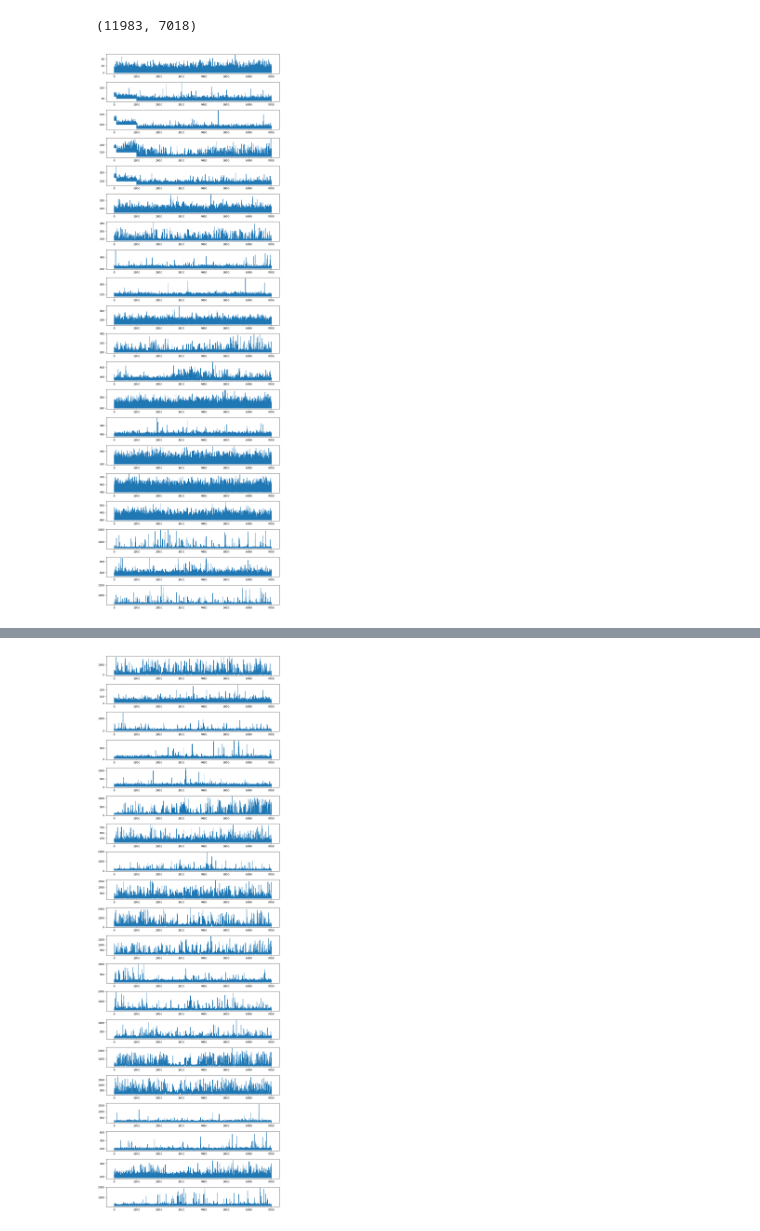
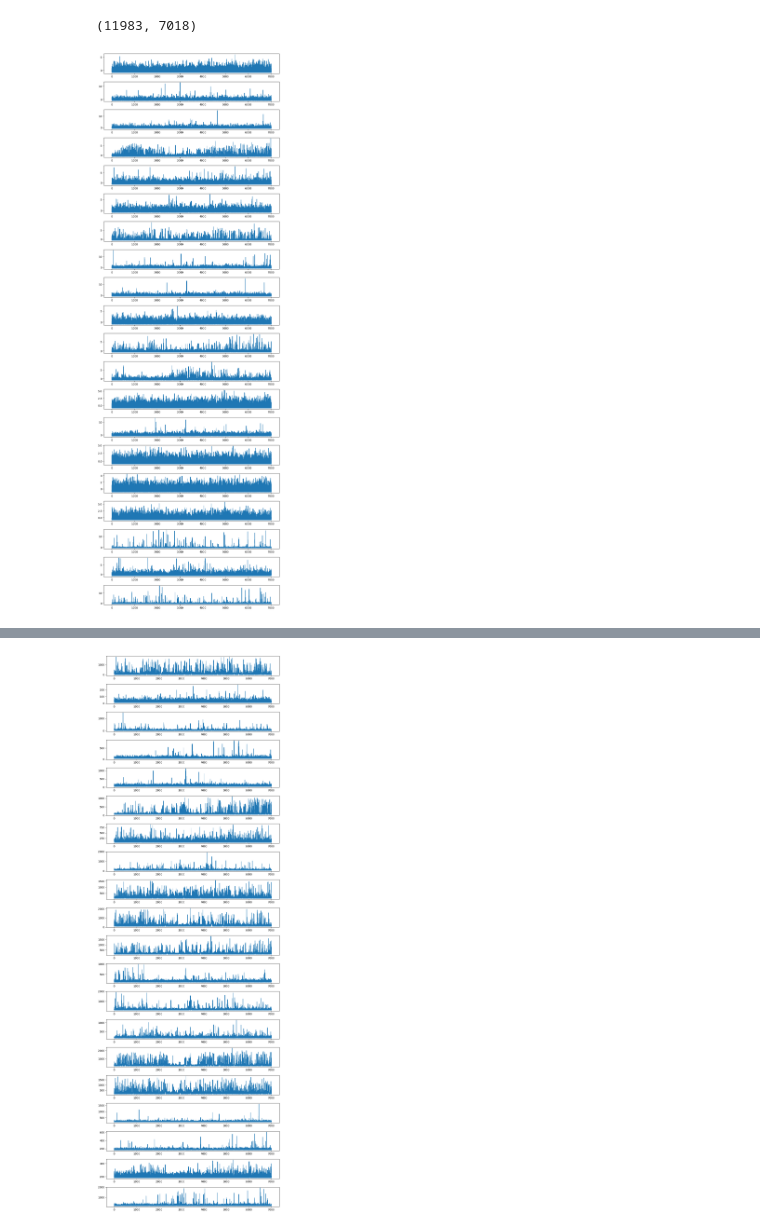
Before and after one commit to rclupoiu/neural-mesh-transformers, a Jupyter notebook: data_gen/data_viz.ipynb, the cells around one changed output, grey strips where cells are left out. Drawn from its saved outputs; the diff is of its cells as text; code cells hidden in the pictures.

```diff
--- a/data_gen/data_viz.ipynb
+++ b/data_gen/data_viz.ipynb
@@ -17,38 +17,38 @@ dat['sresp'].shape
 # %%
 #dat['sresp'] is a 2D array of shape (n_neurons, n_frames). Plot the first 5 neurons' activity over time for the first 100 frames.
 #Plot the 5 activity plots as lines, vertically stacked, with the x-axis being the frame number and the y-axes being the neuron's value.
 #Offset the line plots vertically to make them easier to see.
 
 n_neurons = 20
 n_frames = -1
 
 # create a figure with subplots for each neuron
 fig, axs = plt.subplots(n_neurons, 1, figsize=(10, 30))
 
 # plot each neuron's activity as a line plot
 for i in range(n_neurons):
-    # extract the activity of the ith neuron for the first n_frames frames
-    activity = dat['sresp'][i][:n_frames]
+    # extract the activity of the ith neuron for the first n_frames frames. Normalize the activity by subtracting the mean and dividing by the standard deviation.
+    activity = (dat['sresp'][i, :n_frames] - dat['sresp'][i, :n_frames].mean()) / dat['sresp'][i, :n_frames].std()
 
     # offset the activity vertically for easier visualization
-    offset = i * 10
-    activity += offset
+    # offset = i * 10
+    # activity += offset
 
     # plot the activity as a line plot on the ith subplot
     axs[i].plot(activity)
 
     # add axis labels and titles
     #axs[i].set_xlabel('Frame number')
     #axs[i].set_ylabel('Neuron activity')
     #axs[i].set_title('Neuron {}'.format(i+1))
 
 # adjust the layout to avoid overlap
 fig.tight_layout()
 
 # show the plot
 plt.show()
 # %% [output]
-[figure, old version]
+[figure, new version]
 # %%
 #For each neuron in dat['sresp'], keep track of the minimum value in window sizes of 20 frames.
 #Report frames where the minimum value drops below this running minimum.
```
Also changed, not shown: 10 other files.
